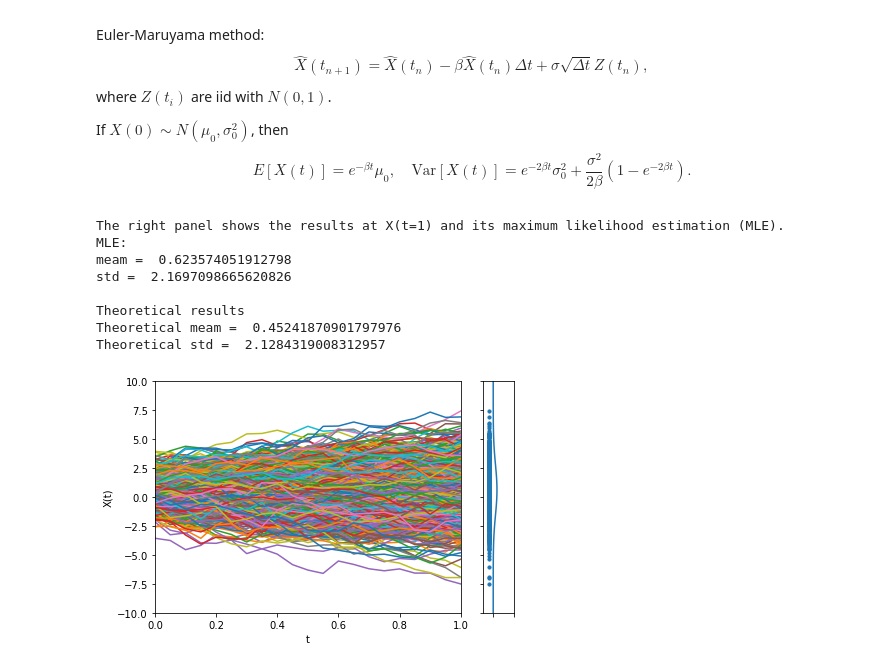
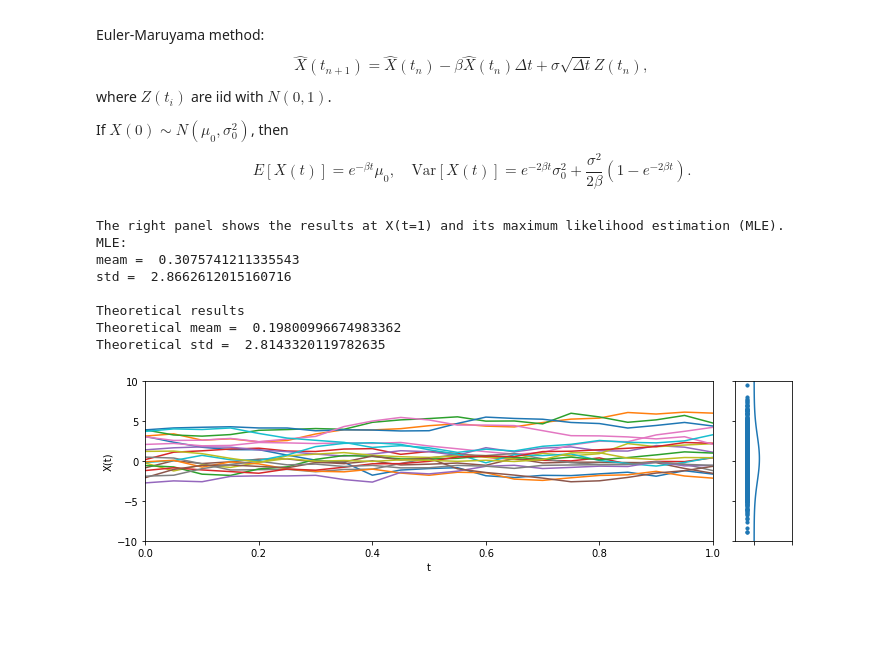
Before and after one commit to teshenglin/computational_mathematics, a Jupyter notebook: SDE_lecture01.ipynb, the cells around one changed output. Drawn from its saved outputs; the diff is of its cells as text; code cells hidden in the pictures; blank space fills up the shorter version.

```diff
--- a/SDE_lecture01.ipynb
+++ b/SDE_lecture01.ipynb
@@ -207,10 +202,7 @@ time = []
 # Euler-Maruyama method:
 X_0 = np.zeros((N, M+1))
 for ii in range(M):
-    time.append(ii*dt)
     X_0[:, ii+1] = X_0[:, ii] - beta*dt*X_0[:, ii] + sigma*np.sqrt(dt)*np.random.randn(N)
-
-time.append(T)
 # %%
 mean = np.mean(X_0[:,M])
 std = np.std(X_0[:,M])
@@ -226,8 +218,8 @@ print('Theoretical results')
 print('Theoretical meam = ', 0)
 print('Theoretical std = ', sigma*np.sqrt((1-np.exp(-2.0*beta*T))/(2.0*beta)))
 
-f, (a0, a1) = plt.subplots(1, 2, gridspec_kw={'width_ratios': [10, 1]})
-for ii in range(N):
+f, (a0, a1) = plt.subplots(1, 2, figsize=(10, 3), gridspec_kw={'width_ratios': [10, 1]})
+for ii in sample(range(N), 20):
     a0.plot(time, X_0[ii,:])
 
 a0.set_xlim(0, T)
@@ -274,11 +266,11 @@ $$
 E[X(t)] = e^{-\beta t}\mu_0, \quad \text{Var}[X(t)] = e^{-2\beta t}\sigma_0^2 + \frac{\sigma^2}{2\beta}\left(1 - e^{-2\beta t}\right).
 $$
 # %%
-beta = 0.1
+beta = 0.01
 sigma = 2
 
-mu_0 = 0.5
-sigma_0 = 1
+mu_0 = 0.2
+sigma_0 = 2
 
 # T: Terminal time
 T = 1
@@ -289,16 +281,13 @@ N = 1000
 # M: number of steps
 M = 20
 dt = T/M
-time = []
+time = np.linspace(0, T, M+1)
 # %%
 # Euler-Maruyama method:
 X_0 = np.zeros((N, M+1))
 X_0[:,0] = sigma_0*np.random.randn(N) + mu_0
 for ii in range(M):
-    time.append(ii*dt)
     X_0[:, ii+1] = X_0[:, ii] - beta*dt*X_0[:, ii] + sigma*np.sqrt(dt)*np.random.randn(N)
-
-time.append(T)
 # %%
 mean = np.mean(X_0[:,M])
 std = np.std(X_0[:,M])
@@ -308,37 +297,37 @@ pdf = np.exp(-0.5*((y-mean)/std)**2)/std/np.sqrt(2.0*np.pi)
 print('The right panel shows the results at X(t=1) and its maximum likelihood estimation (MLE).')
 print('MLE:')
 print('meam = ', mean)
 print('std = ', std)
 print('')
 print('Theoretical results')
 print('Theoretical meam = ', np.exp(-beta*T)*mu_0)
 print('Theoretical std = ', np.sqrt(np.exp(-beta*T)*(sigma_0**2)+(sigma**2)*(1-np.exp(-2.0*beta*T))/(2.0*beta)))
 
-f, (a0, a1) = plt.subplots(1, 2, gridspec_kw={'width_ratios': [10, 1]})
-for ii in range(N):
+f, (a0, a1) = plt.subplots(1, 2, figsize=(10, 3), gridspec_kw={'width_ratios': [10, 1]})
+for ii in sample(range(N), 20):
     a0.plot(time, X_0[ii,:])
 
 a0.set_xlim(0, T)
 a0.set_ylim(-10, 10)
 a0.set(xlabel='t')
 a0.set(ylabel='X(t)')
 
 a1.scatter(X_0[:,M]*0-0.2, X_0[:,M], s=10.0)
 a1.plot(pdf, y)
 a1.set_xlim(-0.5, 1)
 a1.set_ylim(-10, 10)
 a1.set_xticklabels([])
 a1.set_yticklabels([])
 
 f.tight_layout()
 #plt.show()
 # %% [output]
 The right panel shows the results at X(t=1) and its maximum likelihood estimation (MLE).
 MLE:
-meam =  0.623574051912798
-std =  2.1697098665620826
+meam =  0.3075741211335543
+std =  2.8662612015160716
 
 Theoretical results
-Theoretical meam =  0.45241870901797976
-Theoretical std =  2.1284319008312957
+Theoretical meam =  0.19800996674983362
+Theoretical std =  2.8143320119782635
-[figure, old version]
+[figure, new version]
```
Also changed, not shown: parts of 9 cells of this notebook.
